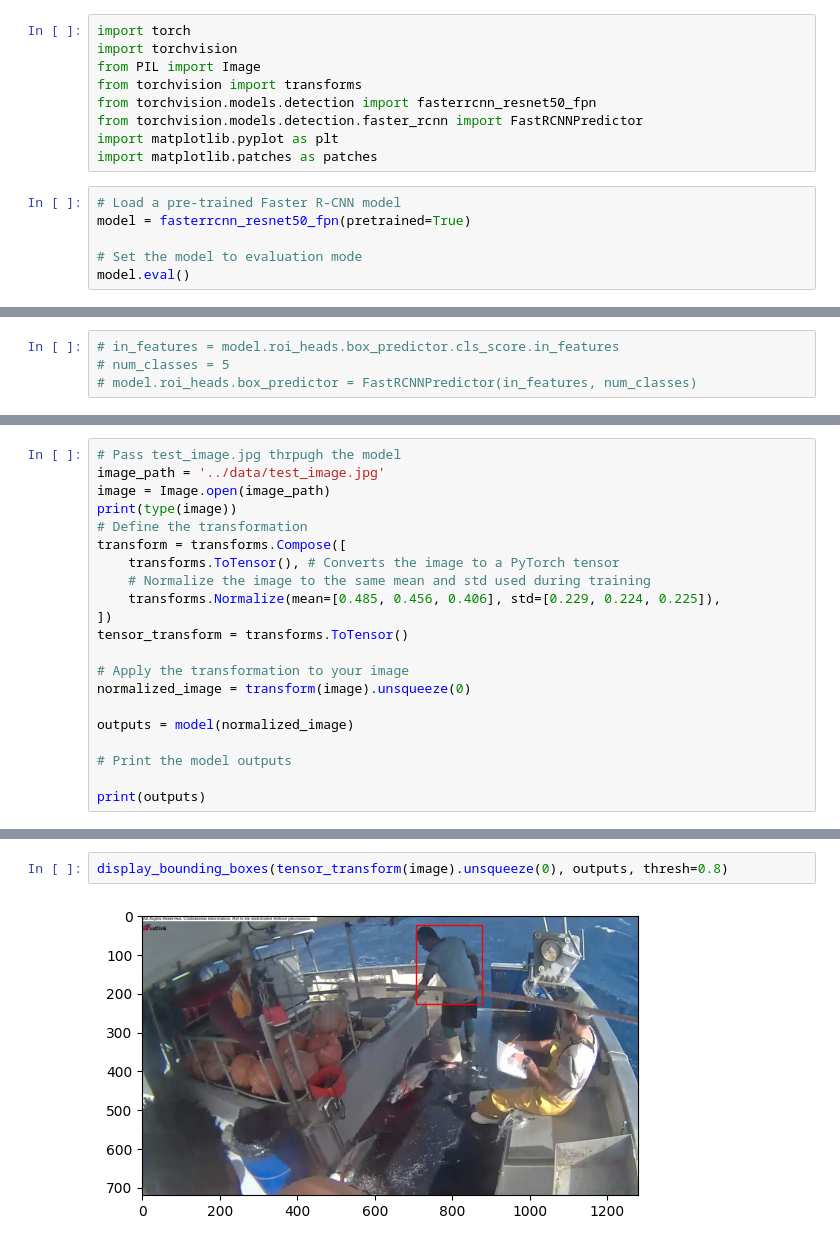
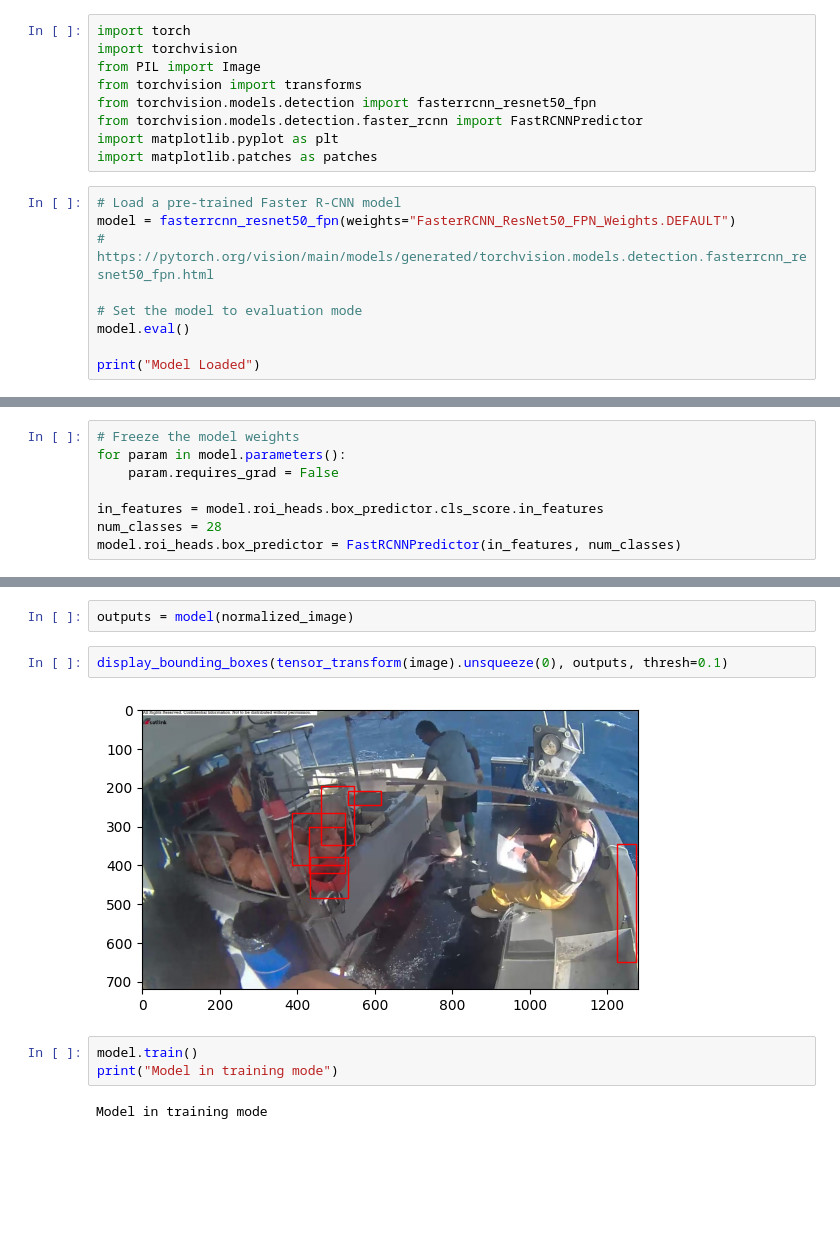
Before and after one commit to nicholasconterno/Fishnet3, a Jupyter notebook: notebooks/faster_rcnn_test.ipynb, the cells around one changed output, grey strips where cells are left out. Saved outputs shown, nothing was run; the diff lists cells and outputs as text; blank space fills up the shorter version.

Commit message:
Froze pretrained weights

```diff
--- a/notebooks/faster_rcnn_test.ipynb
+++ b/notebooks/faster_rcnn_test.ipynb
@@ -9,8 +9,11 @@ import matplotlib.pyplot as plt
 import matplotlib.patches as patches
 # %%
 # Load a pre-trained Faster R-CNN model
-model = fasterrcnn_resnet50_fpn(pretrained=True)
+model = fasterrcnn_resnet50_fpn(weights="FasterRCNN_ResNet50_FPN_Weights.DEFAULT")
+# https://pytorch.org/vision/main/models/generated/torchvision.models.detection.fasterrcnn_resnet50_fpn.html
 
 # Set the model to evaluation mode
 model.eval()
+
+print("Model Loaded")
 # %% [output]
@@ -54,6 +88,10 @@ roi_heads.box_predictor.cls_score.bias torch.Size([91])
 roi_heads.box_predictor.bbox_pred.weight torch.Size([364, 1024])
 roi_heads.box_predictor.bbox_pred.bias torch.Size([364])
 # %%
-# in_features = model.roi_heads.box_predictor.cls_score.in_features
-# num_classes = 5
-# model.roi_heads.box_predictor = FastRCNNPredictor(in_features, num_classes)
+# Freeze the model weights
+for param in model.parameters():
+    param.requires_grad = False
+
+in_features = model.roi_heads.box_predictor.cls_score.in_features
+num_classes = 28
+model.roi_heads.box_predictor = FastRCNNPredictor(in_features, num_classes)
@@ -88,21 +97,0 @@ def display_bounding_boxes(input_image, model_outputs, thresh = 0.8):
-# %%
-# Pass test_image.jpg thrpugh the model
-image_path = '../data/test_image.jpg'
-image = Image.open(image_path)
-print(type(image))
-# Define the transformation
-transform = transforms.Compose([
-    transforms.ToTensor(), # Converts the image to a PyTorch tensor
-    # Normalize the image to the same mean and std used during training
-    transforms.Normalize(mean=[0.485, 0.456, 0.406], std=[0.229, 0.224, 0.225]),
-])
-tensor_transform = transforms.ToTensor()
-
-# Apply the transformation to your image
-normalized_image = transform(image).unsqueeze(0)
-
-outputs = model(normalized_image)
-
-# Print the model outputs
-
-print(outputs)
@@ -124,4 +98,11 @@ print(outputs)
+# %%
+outputs = model(normalized_image)
 # %%
-display_bounding_boxes(tensor_transform(image).unsqueeze(0), outputs, thresh=0.8)
+display_bounding_boxes(tensor_transform(image).unsqueeze(0), outputs, thresh=0.1)
 # %% [output]
-[figure, old version]
+[figure, new version]
+# %%
+model.train()
+print("Model in training mode")
+# %% [output]
+Model in training mode
```
Also changed, not shown: parts of 6 cells of this notebook.
